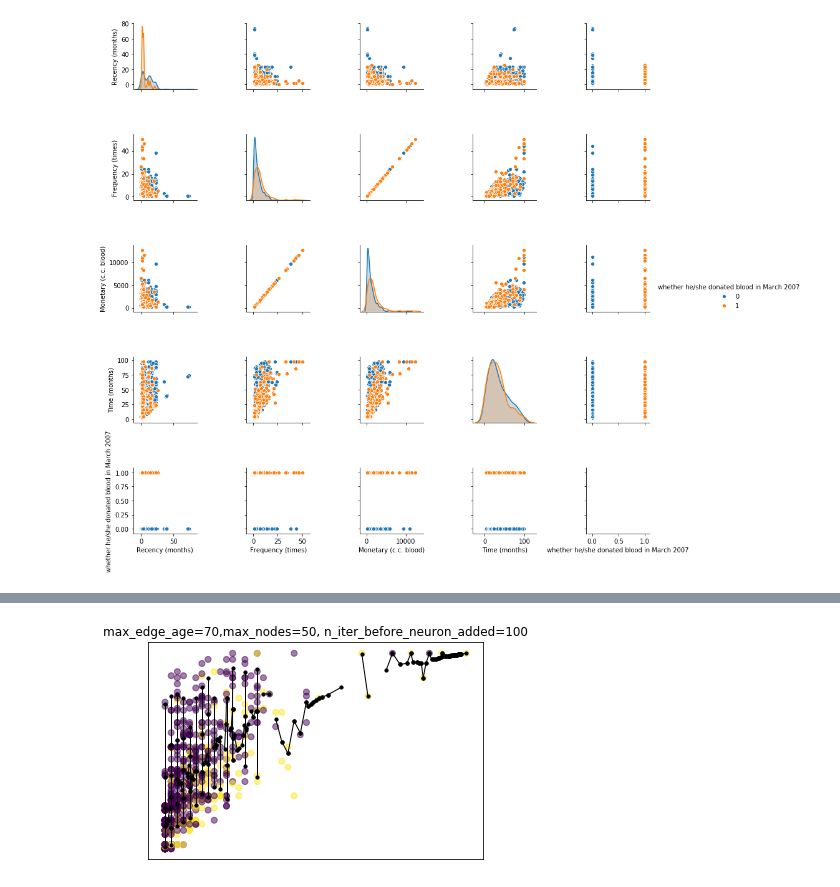
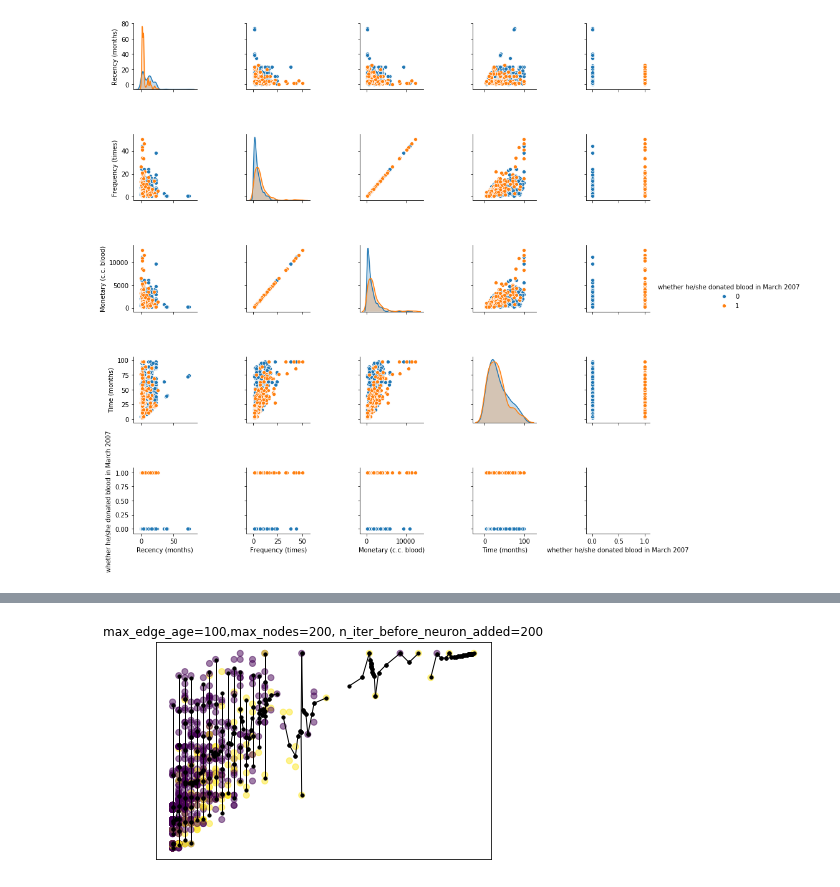
Before and after one commit to Pssales/CAP-351-Neurocomputacao, a Jupyter notebook: 3-GNG/Growing Neural Gas animated - transfusion.ipynb, the cells around one changed output, grey strips where cells are left out. Saved outputs shown, nothing was run; the diff lists cells and outputs as text; code cells hidden in the pictures.

```diff
--- a/3-GNG/Growing Neural Gas animated - transfusion.ipynb
+++ b/3-GNG/Growing Neural Gas animated - transfusion.ipynb
@@ -125,9 +125,9 @@ gng = algorithms.GrowingNeuralGas(
     step=0.1,
     neighbour_step=0.001,
 
-    max_edge_age=50,
+    max_edge_age=100,
     max_nodes=250,
-    n_iter_before_neuron_added=70,
+    n_iter_before_neuron_added=150,
 
     after_split_error_decay_rate=0.5,
     error_decay_rate=0.995,
@@ -138,7 +138,7 @@ fig = plt.figure()
 plt.scatter(*data.T, alpha=0.5,c=_)
 plt.xticks([], [])
 plt.yticks([], [])
-plt.title("max_edge_age=50,max_nodes=70, n_iter_before_neuron_added=70")
+plt.title("max_edge_age=100,max_nodes=250, n_iter_before_neuron_added=70")
 
 def animate(i):
     for line in animate.prev_lines:
@@ -185,9 +185,9 @@ gng = algorithms.GrowingNeuralGas(
     step=0.1,
     neighbour_step=0.001,
 
-    max_edge_age=80,
-    max_nodes=150,
-    n_iter_before_neuron_added=100,
+    max_edge_age=100,
+    max_nodes=200,
+    n_iter_before_neuron_added=200,
 
     after_split_error_decay_rate=0.5,
     error_decay_rate=0.995,
@@ -198,37 +198,37 @@ fig = plt.figure()
 plt.scatter(*data.T, alpha=0.5,c=_)
 plt.xticks([], [])
 plt.yticks([], [])
-plt.title("max_edge_age=70,max_nodes=50, n_iter_before_neuron_added=100")
+plt.title("max_edge_age=100,max_nodes=200, n_iter_before_neuron_added=200")
 
 def animate(i):
     for line in animate.prev_lines:
         line.remove()
 
     # Training will slow down overtime and we increase number
     # of data samples for training
     n = int(0.5 * gng.n_iter_before_neuron_added * (1 + i // 100))
 
     sampled_data_ids = np.random.choice(len(data), n)
     sampled_data = data[sampled_data_ids, :]
     gng.train(sampled_data, epochs=1)
 
     lines = []
     for node_1, node_2 in gng.graph.edges:
         weights = np.concatenate([node_1.weight, node_2.weight])
         line, = plt.plot(*weights.T, color='black')
 
         plt.setp(line, linewidth=1, color='black')
 
         lines.append(line)
         lines.append(plt.scatter(*weights.T, color='black', s=10))
 
     animate.prev_lines = lines
     return lines
 
 animate.prev_lines = []
 anim = animation.FuncAnimation(fig, animate, tqdm(np.arange(500)), interval=30, blit=True)
 HTML(anim.to_html5_video())
 # %% [output]
 [interactive output not drawn]
 [interactive output not drawn]
-[figure, old version]
+[figure, new version]
```
Also changed, not shown: parts of 2 cells of this notebook.
